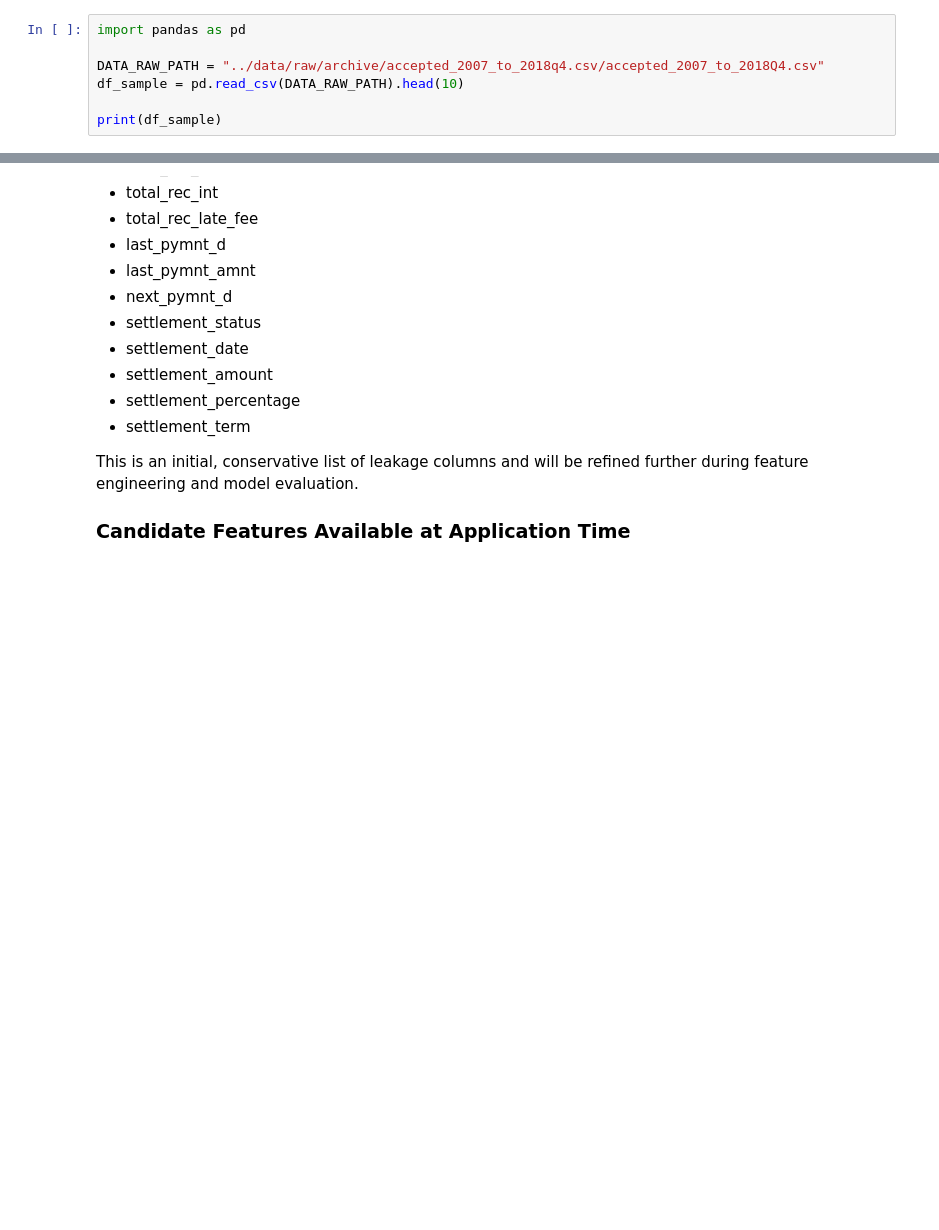
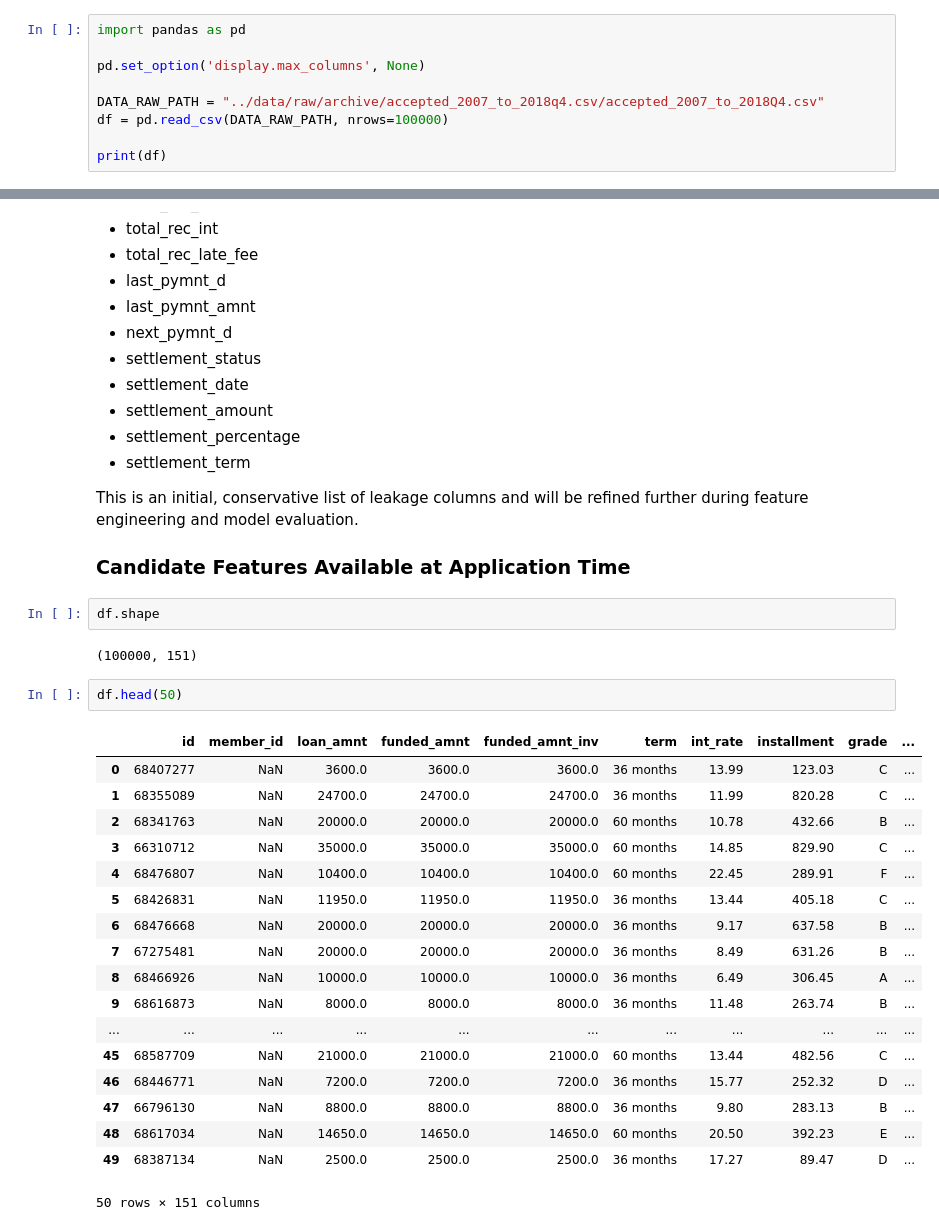
Before and after one commit to Rujuta-133/fintech-risk-scoring, a Jupyter notebook: notebooks/01_data_overview.ipynb, the cells around one changed output, grey strips where cells are left out. Saved outputs shown, nothing was run; the diff lists cells and outputs as text; blank space fills up the shorter version.

```diff
--- a/notebooks/01_data_overview.ipynb
+++ b/notebooks/01_data_overview.ipynb
@@ -9,8 +9,10 @@ The raw dataset contains one or more CSV files representing historical loan reco
 # %%
 import pandas as pd
 
+pd.set_option('display.max_columns', None)
+
 DATA_RAW_PATH = "../data/raw/archive/accepted_2007_to_2018q4.csv/accepted_2007_to_2018Q4.csv"
-df_sample = pd.read_csv(DATA_RAW_PATH).head(10)
+df = pd.read_csv(DATA_RAW_PATH, nrows=100000)
 
-print(df_sample)
+print(df)
 # %% [output]
@@ -111,3 +113,28 @@ This is an initial, conservative list of leakage columns and will be refined fur
 
 
 ### Candidate Features Available at Application Time
+# %%
+df.shape
+# %% [output]
+(100000, 151)
+# %%
+df.head(50)
+# %% [output]
+|  | id | member_id | loan_amnt | funded_amnt | funded_amnt_inv | term | int_rate | installment | grade | ... |
+| 0 | 68407277 | NaN | 3600.0 | 3600.0 | 3600.0 | 36 months | 13.99 | 123.03 | C | ... |
+| 1 | 68355089 | NaN | 24700.0 | 24700.0 | 24700.0 | 36 months | 11.99 | 820.28 | C | ... |
+| 2 | 68341763 | NaN | 20000.0 | 20000.0 | 20000.0 | 60 months | 10.78 | 432.66 | B | ... |
+| 3 | 66310712 | NaN | 35000.0 | 35000.0 | 35000.0 | 60 months | 14.85 | 829.90 | C | ... |
+| 4 | 68476807 | NaN | 10400.0 | 10400.0 | 10400.0 | 60 months | 22.45 | 289.91 | F | ... |
+| 5 | 68426831 | NaN | 11950.0 | 11950.0 | 11950.0 | 36 months | 13.44 | 405.18 | C | ... |
+| 6 | 68476668 | NaN | 20000.0 | 20000.0 | 20000.0 | 36 months | 9.17 | 637.58 | B | ... |
+| 7 | 67275481 | NaN | 20000.0 | 20000.0 | 20000.0 | 36 months | 8.49 | 631.26 | B | ... |
+| 8 | 68466926 | NaN | 10000.0 | 10000.0 | 10000.0 | 36 months | 6.49 | 306.45 | A | ... |
+| 9 | 68616873 | NaN | 8000.0 | 8000.0 | 8000.0 | 36 months | 11.48 | 263.74 | B | ... |
+| ... | ... | ... | ... | ... | ... | ... | ... | ... | ... | ... |
+| 45 | 68587709 | NaN | 21000.0 | 21000.0 | 21000.0 | 60 months | 13.44 | 482.56 | C | ... |
+| 46 | 68446771 | NaN | 7200.0 | 7200.0 | 7200.0 | 36 months | 15.77 | 252.32 | D | ... |
+| 47 | 66796130 | NaN | 8800.0 | 8800.0 | 8800.0 | 36 months | 9.80 | 283.13 | B | ... |
+| 48 | 68617034 | NaN | 14650.0 | 14650.0 | 14650.0 | 60 months | 20.50 | 392.23 | E | ... |
+| 49 | 68387134 | NaN | 2500.0 | 2500.0 | 2500.0 | 36 months | 17.27 | 89.47 | D | ... |
+50 rows × 151 columns
```
Also changed, not shown: parts of 5 cells of this notebook.
